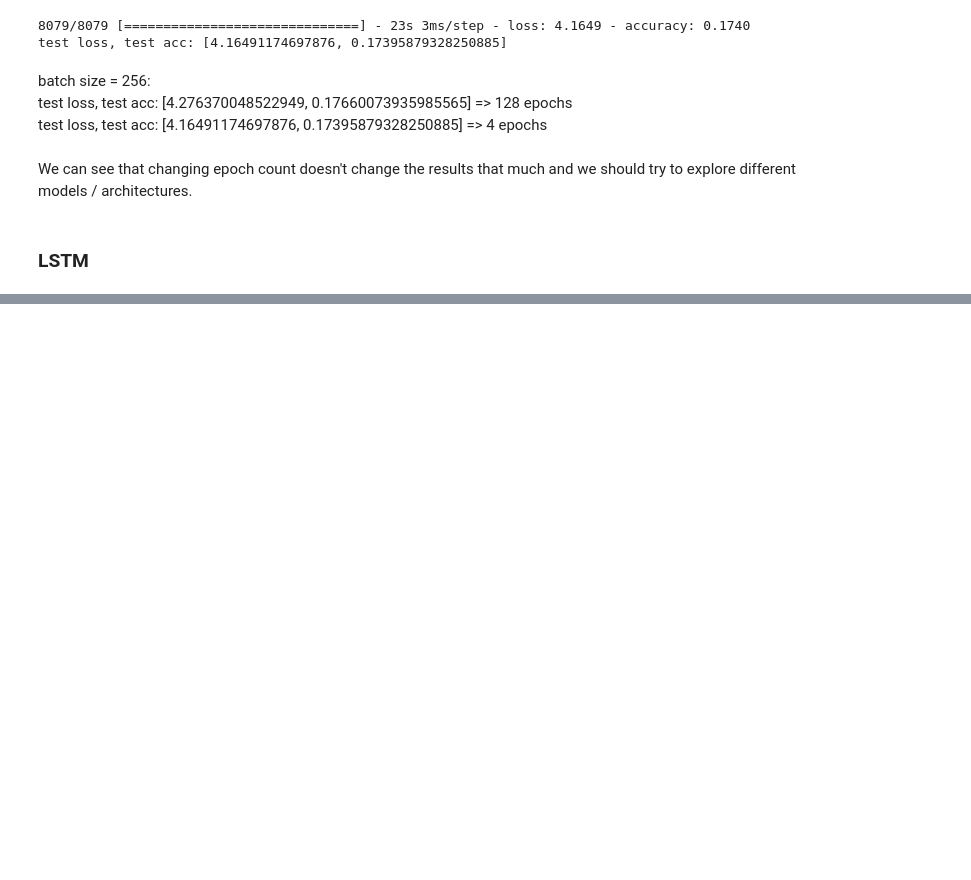
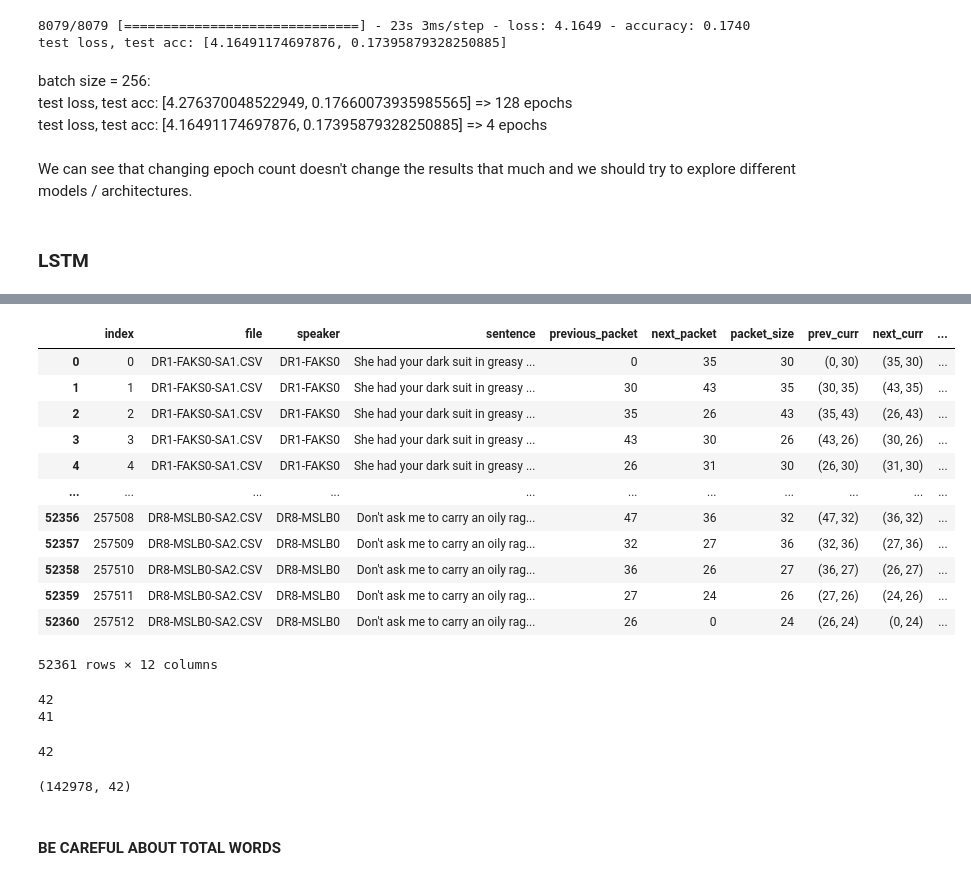
Before and after one commit to czFIRE/BT_attack_on_VoIP_encrypted_messengers, a Jupyter notebook: notebooks/skype_models.ipynb, the cells around one changed output, grey strips where cells are left out. Drawn from its saved outputs; the diff is of its cells as text; code cells hidden in the pictures; blank space fills up the shorter version.

```diff
--- a/notebooks/skype_models.ipynb
+++ b/notebooks/skype_models.ipynb
@@ -562,0 +775,18 @@ We can see that changing epoch count doesn't change the results that much and we
+# %%
+two_sentence_test = skype_data_test.loc[skype_data_test["sentence"].isin([sentence_1, sentence_2])]
+two_sentence_test.reset_index(inplace=True, drop=True)
+two_sentence_test
+# %% [output]
+|  | index | file | speaker | sentence | previous_packet | next_packet | packet_size | prev_curr | next_curr | ... |
+| 0 | 0 | DR1-FAKS0-SA1.CSV | DR1-FAKS0 | She had your dark suit in greasy ... | 0 | 35 | 30 | (0, 30) | (35, 30) | ... |
+| 1 | 1 | DR1-FAKS0-SA1.CSV | DR1-FAKS0 | She had your dark suit in greasy ... | 30 | 43 | 35 | (30, 35) | (43, 35) | ... |
+| 2 | 2 | DR1-FAKS0-SA1.CSV | DR1-FAKS0 | She had your dark suit in greasy ... | 35 | 26 | 43 | (35, 43) | (26, 43) | ... |
+| 3 | 3 | DR1-FAKS0-SA1.CSV | DR1-FAKS0 | She had your dark suit in greasy ... | 43 | 30 | 26 | (43, 26) | (30, 26) | ... |
+| 4 | 4 | DR1-FAKS0-SA1.CSV | DR1-FAKS0 | She had your dark suit in greasy ... | 26 | 31 | 30 | (26, 30) | (31, 30) | ... |
+| ... | ... | ... | ... | ... | ... | ... | ... | ... | ... | ... |
+| 52356 | 257508 | DR8-MSLB0-SA2.CSV | DR8-MSLB0 | Don't ask me to carry an oily rag... | 47 | 36 | 32 | (47, 32) | (36, 32) | ... |
+| 52357 | 257509 | DR8-MSLB0-SA2.CSV | DR8-MSLB0 | Don't ask me to carry an oily rag... | 32 | 27 | 36 | (32, 36) | (27, 36) | ... |
+| 52358 | 257510 | DR8-MSLB0-SA2.CSV | DR8-MSLB0 | Don't ask me to carry an oily rag... | 36 | 26 | 27 | (36, 27) | (26, 27) | ... |
+| 52359 | 257511 | DR8-MSLB0-SA2.CSV | DR8-MSLB0 | Don't ask me to carry an oily rag... | 27 | 24 | 26 | (27, 26) | (24, 26) | ... |
+| 52360 | 257512 | DR8-MSLB0-SA2.CSV | DR8-MSLB0 | Don't ask me to carry an oily rag... | 26 | 0 | 24 | (26, 24) | (0, 24) | ... |
+52361 rows × 12 columns
@@ -562,0 +796,10 @@ We can see that changing epoch count doesn't change the results that much and we
+# %%
+total_labels_2 = train_labels.append(test_labels)
+print(len(pd.unique(train_labels.words)))
+print(len(pd.unique(test_labels.words)))
+total_unique_words_2 = len(pd.unique(total_labels_2.words))
+total_unique_words_2
+# %% [output]
+42
+41
+42
@@ -562,0 +808,8 @@ We can see that changing epoch count doesn't change the results that much and we
+# %%
+train_labels = to_categorical(train_labels, num_classes=total_unique_words_2)
+test_labels = to_categorical(test_labels, num_classes=total_unique_words_2)
+print(train_labels.shape)
+# %% [output]
+(142978, 42)
+# %% [markdown]
+#### BE CAREFUL ABOUT TOTAL WORDS
```
Also changed, not shown: parts of 25 cells of this notebook, 2 other files.
